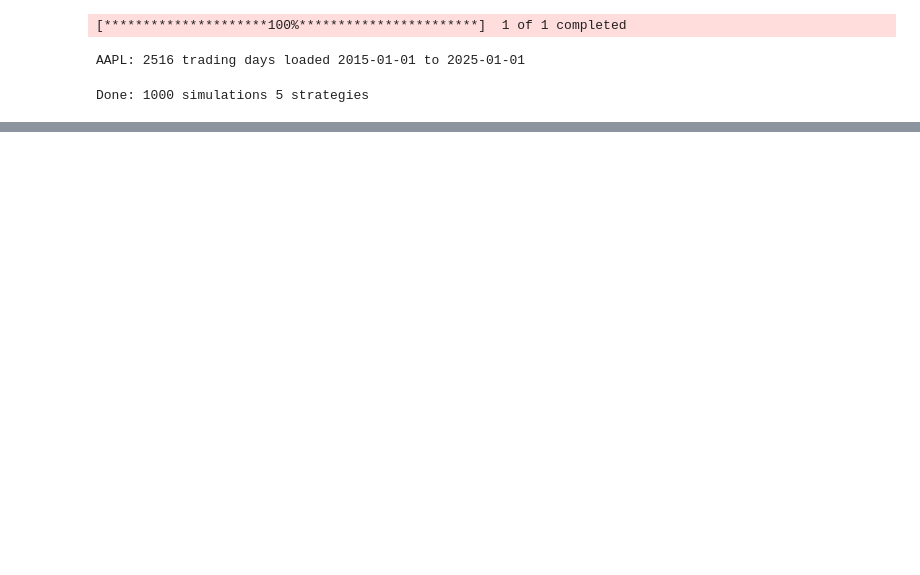
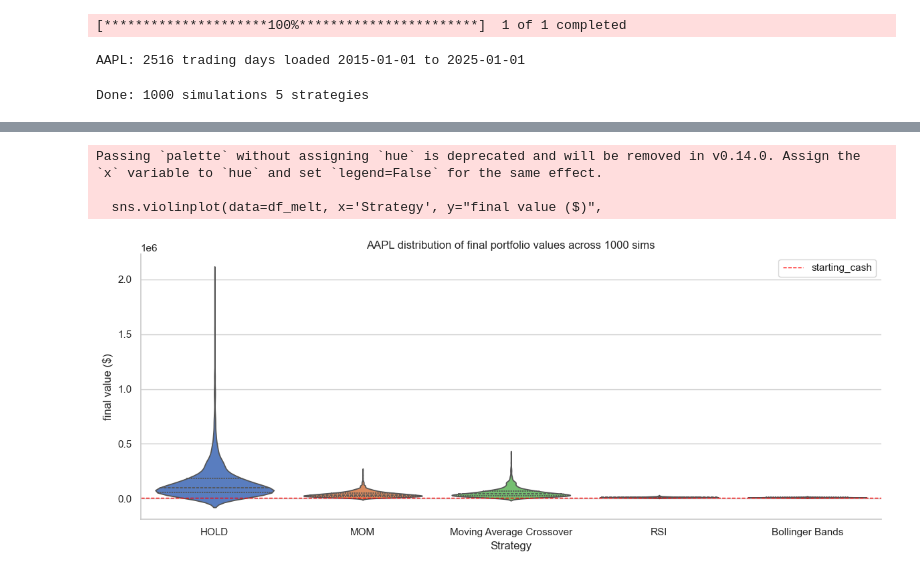
Before and after one commit to AedanBullen1/Trading-Simulation, a Jupyter notebook: monte_carlo.ipynb, the cells around one changed output, grey strips where cells are left out. Saved outputs shown, nothing was run; the diff lists cells and outputs as text; code cells hidden in the pictures; blank space fills up the shorter version.

```diff
--- a/monte_carlo.ipynb
+++ b/monte_carlo.ipynb
@@ -128,0 +160,22 @@ Done: 1000 simulations 5 strategies
+# %%
+#======= final distributions ========
+
+df_final = pd.DataFrame(mc_results) # looks like {name : [a, b, c , ....] 1000 final values}
+df_melt = df_final.melt(var_name='Strategy', value_name="final value ($)")
+#melt  makes two columned table with repeating names.
+
+fig, ax = plt.subplots(figsize=(12,5))
+sns.violinplot(data=df_melt, x='Strategy', y="final value ($)",
+               palette='muted', inner='quartile', ax=ax) # distribution of values for each strategy. shape of 1000 outcomes.
+
+ax.axhline(starting_cash, color='red', linestyle='--', linewidth=1, label='starting_cash')
+ax.set_title(f'{symbol} distribution of final portfolio values across {n_sims} sims')
+ax.legend()
+sns.despine(ax=ax)
+plt.tight_layout()
+plt.show()
+# %% [output]
+Passing `palette` without assigning `hue` is deprecated and will be removed in v0.14.0. Assign the `x` variable to `hue` and set `legend=False` for the same effect.
+
+  sns.violinplot(data=df_melt, x='Strategy', y="final value ($)",
+[figure, added]
```
Also changed, not shown: parts of 5 cells of this notebook, 1 other file.
